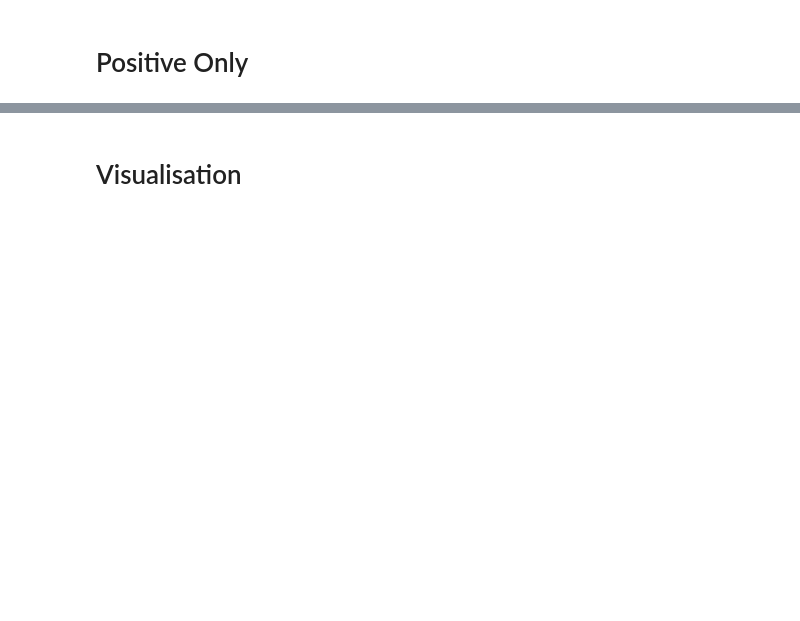
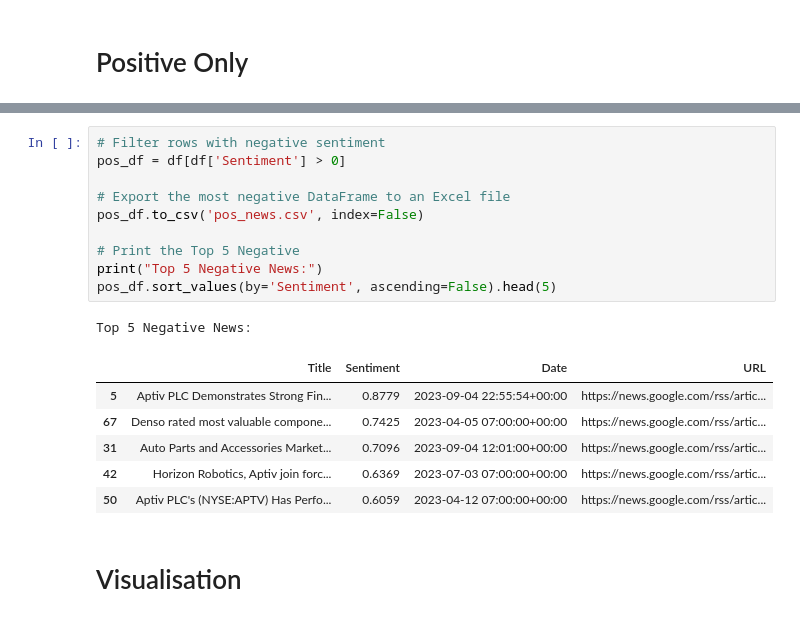
Before and after one commit to mrcrchln/Sentiment-Analysis, a Jupyter notebook: NLP_Sentiment_Analysis.ipynb, the cells around one changed output, grey strips where cells are left out. Cells and saved outputs as stored; diff of their text form; blank space fills up the shorter version.

```diff
--- a/NLP_Sentiment_Analysis.ipynb
+++ b/NLP_Sentiment_Analysis.ipynb
@@ -239,3 +115,21 @@ Date: Thu, 27 Apr 2023 07:00:00 GMT
+# %%
+# Filter rows with negative sentiment
+pos_df = df[df['Sentiment'] > 0]
+
+# Export the most negative DataFrame to an Excel file
+pos_df.to_csv('pos_news.csv', index=False)
+
+# Print the Top 5 Negative
+print("Top 5 Negative News:")
+pos_df.sort_values(by='Sentiment', ascending=False).head(5)
+# %% [output]
+Top 5 Negative News:
+|  | Title | Sentiment | Date | URL |
+| 5 | Aptiv PLC Demonstrates Strong Fin... | 0.8779 | 2023-09-04 22:55:54+00:00 | https://news.google.com/rss/artic... |
+| 67 | Denso rated most valuable compone... | 0.7425 | 2023-04-05 07:00:00+00:00 | https://news.google.com/rss/artic... |
+| 31 | Auto Parts and Accessories Market... | 0.7096 | 2023-09-04 12:01:00+00:00 | https://news.google.com/rss/artic... |
+| 42 | Horizon Robotics, Aptiv join forc... | 0.6369 | 2023-07-03 07:00:00+00:00 | https://news.google.com/rss/artic... |
+| 50 | Aptiv PLC's (NYSE:APTV) Has Perfo... | 0.6059 | 2023-04-12 07:00:00+00:00 | https://news.google.com/rss/artic... |
 # %% [markdown]
 # Visualisation
 # %%
```
Also changed, not shown: parts of 8 cells of this notebook.
